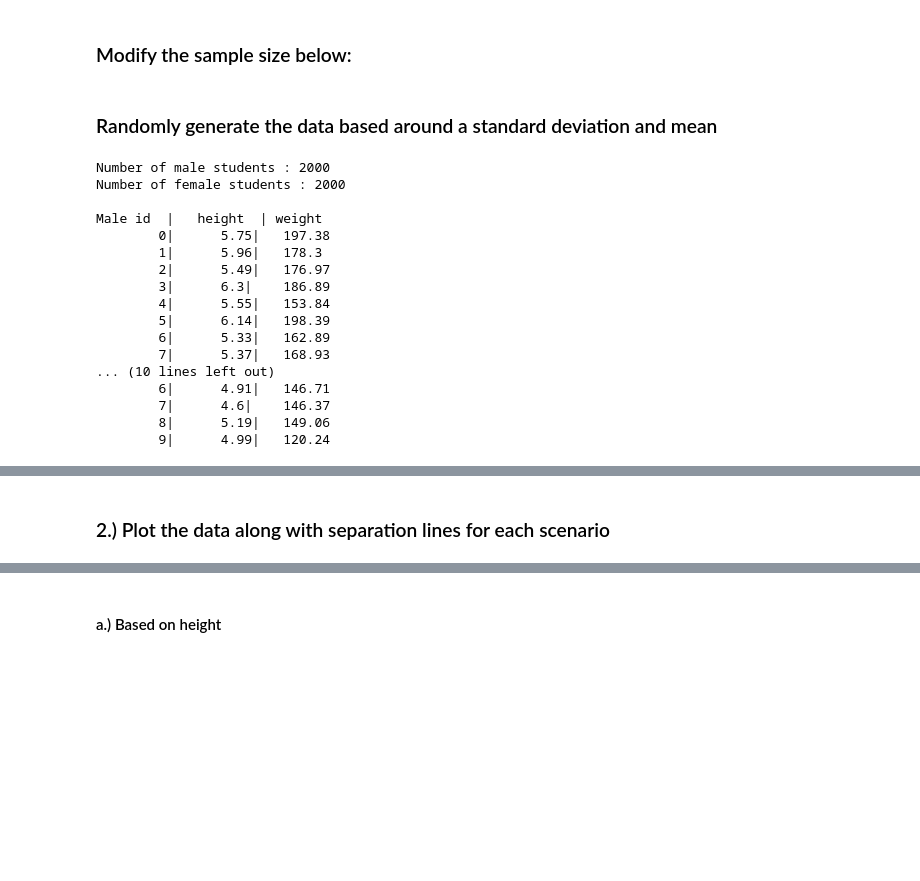
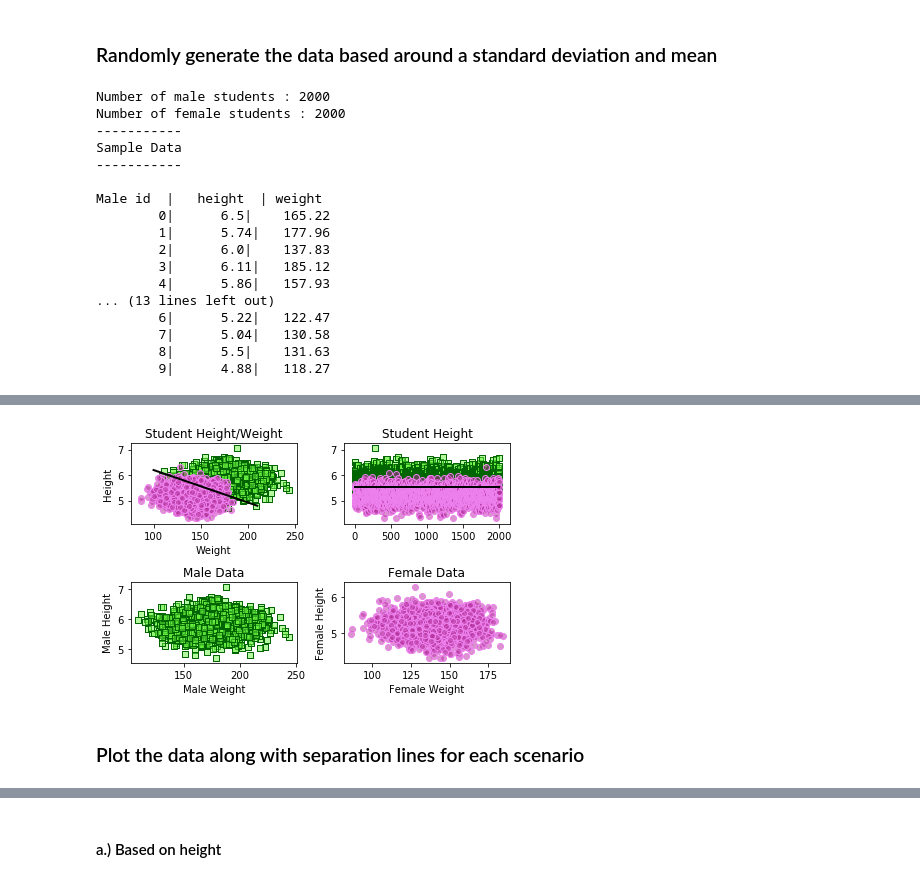
Before and after one commit to whiskeyromeo/ManualPerceptron, a Jupyter notebook: Project1.ipynb, the cells around one changed output, grey strips where cells are left out. Saved outputs shown, nothing was run; the diff lists cells and outputs as text; code cells hidden in the pictures; blank space fills up the shorter version.

```diff
--- a/Project1.ipynb
+++ b/Project1.ipynb
@@ -13,3 +16 @@ Here we have strived to make the application as interactive as possible without
 - The majority of the code for the application resides in the project_code module/directory.
-# %% [markdown]
- ### Modify the sample size below:
@@ -20,29 +23,35 @@ sample_size = 2000
 # %%
 from project_code.data import *
 from IPython.display import Latex
-%matplotlib notebook
+%matplotlib inline
+from IPython.display import set_matplotlib_formats
+set_matplotlib_formats('png', 'pdf')
 
 # Randomly generates the data
 male_students, female_students = generate_random_student_data(sample_size)
 # Writes the data to a file, data.txt
 write_data_to_file(male_students, female_students, "./data.txt")
+x1,x2 = 210,100
+y1,y2,y3 = 4.8,6.2,5.55
+write_coefficients_to_file(x1,x2,y3,y3,"sep_line_a.txt")
+write_coefficients_to_file(x1,x2,y1,y2,"sep_line_b.txt")
 # Plots the data using Matplotlib below
 plot_overall_data(male_students, female_students)
 # %% [output]
 Number of male students : 2000
 Number of female students : 2000
+-----------
+Sample Data
+-----------
 
 Male id  |   height  | weight
-        0|      5.75|   197.38
-        1|      5.96|   178.3
-        2|      5.49|   176.97
-        3|      6.3|    186.89
-        4|      5.55|   153.84
-        5|      6.14|   198.39
-        6|      5.33|   162.89
-        7|      5.37|   168.93
-... (10 lines left out)
-        6|      4.91|   146.71
-        7|      4.6|    146.37
-        8|      5.19|   149.06
-        9|      4.99|   120.24
+        0|      6.5|    165.22
+        1|      5.74|   177.96
+        2|      6.0|    137.83
+        3|      6.11|   185.12
+        4|      5.86|   157.93
+... (13 lines left out)
+        6|      5.22|   122.47
+        7|      5.04|   130.58
+        8|      5.5|    131.63
+        9|      4.88|   118.27
@@ -51,5 +58,6 @@ Male id  |   height  | weight
+[figure, added]
 # %% [markdown]
-### 2.) Plot the data along with separation lines for each scenario
+### Plot the data along with separation lines for each scenario
 # %%
 plot_height_data(male_students, female_students, 5.5)
 # %% [output]
```
Also changed, not shown: parts of 14 cells of this notebook, 13 other files.
